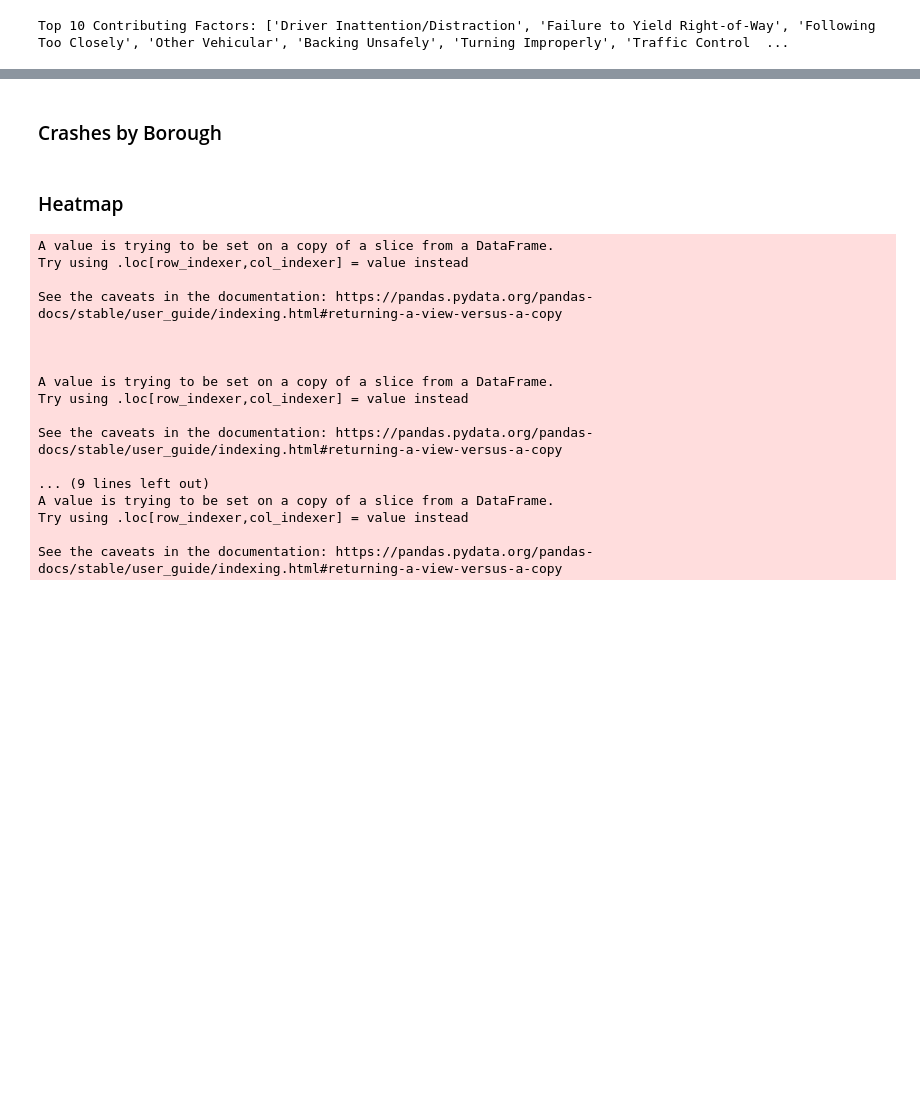
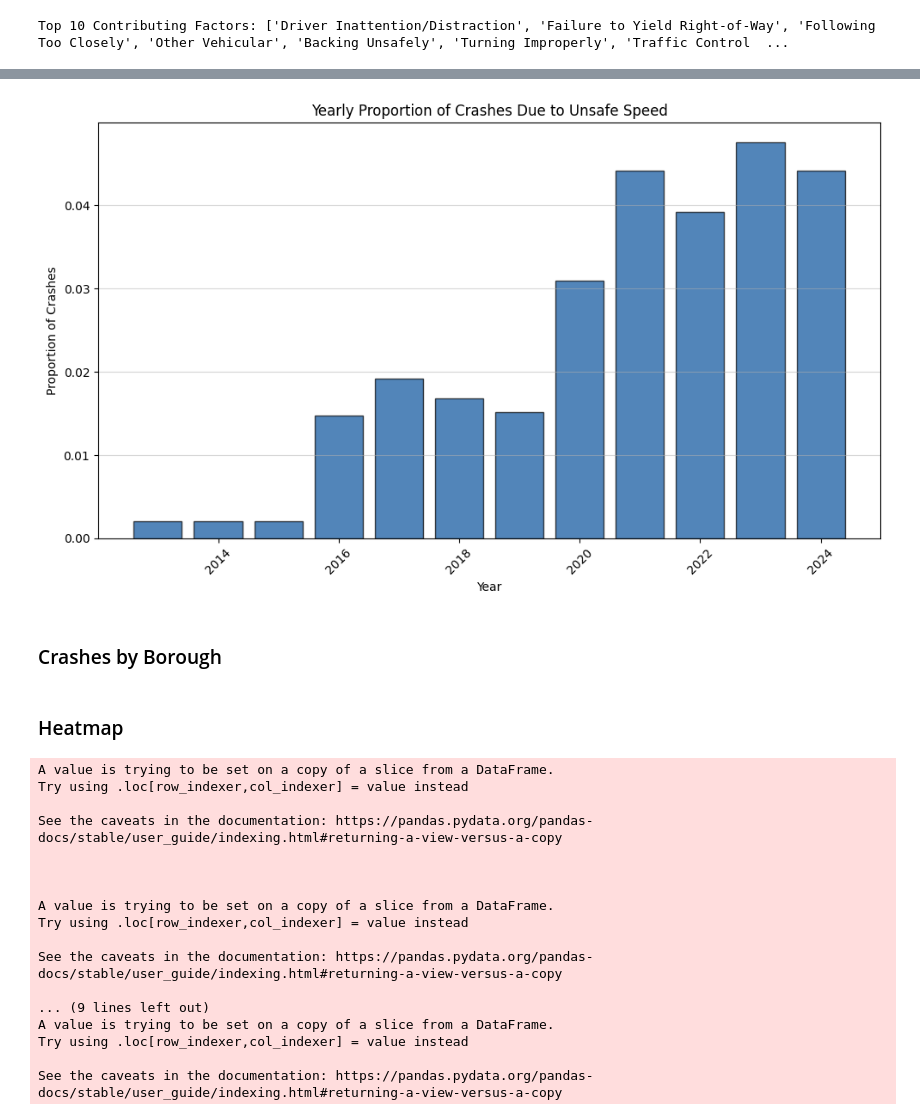
Before and after one commit to s204257/Final_project_02806, a Jupyter notebook: Explainer.ipynb, the cells around one changed output, grey strips where cells are left out. Saved outputs shown, nothing was run; the diff lists cells and outputs as text; code cells hidden in the pictures; blank space fills up the shorter version.

```diff
--- a/Explainer.ipynb
+++ b/Explainer.ipynb
@@ -416,3 +437,25 @@ Top 10 Contributing Factors: ['Driver Inattention/Distraction', 'Failure to Yiel
+# %%
+### Calculate total crashes per year
+total_crashes_per_year = data.groupby('Year').size()
+
+# Ensure the indices of both Series align
+yearly_crashes_unsafe_speed = yearly_crashes_unsafe_speed.reindex(total_crashes_per_year.index, fill_value=0)
+
+# Calculate the proportion of crashes due to "unsafe speed"
+proportion_unsafe_speed = yearly_crashes_unsafe_speed / total_crashes_per_year
+
+# Plot the histogram
+plt.figure(figsize=(10, 6))
+plt.bar(proportion_unsafe_speed.index, proportion_unsafe_speed.values, color='#08519c', alpha=0.7, edgecolor='black')
+plt.title('Yearly Proportion of Crashes Due to Unsafe Speed')
+plt.xlabel('Year')
+plt.ylabel('Proportion of Crashes')
+plt.xticks(rotation=45)
+plt.grid(axis='y', alpha=0.5)
+plt.tight_layout()
+plt.show()
+# %% [output]
+[figure, added]
 # %% [markdown]
 ### Crashes by Borough
 # %%
```
Also changed, not shown: parts of 1 cell of this notebook.
